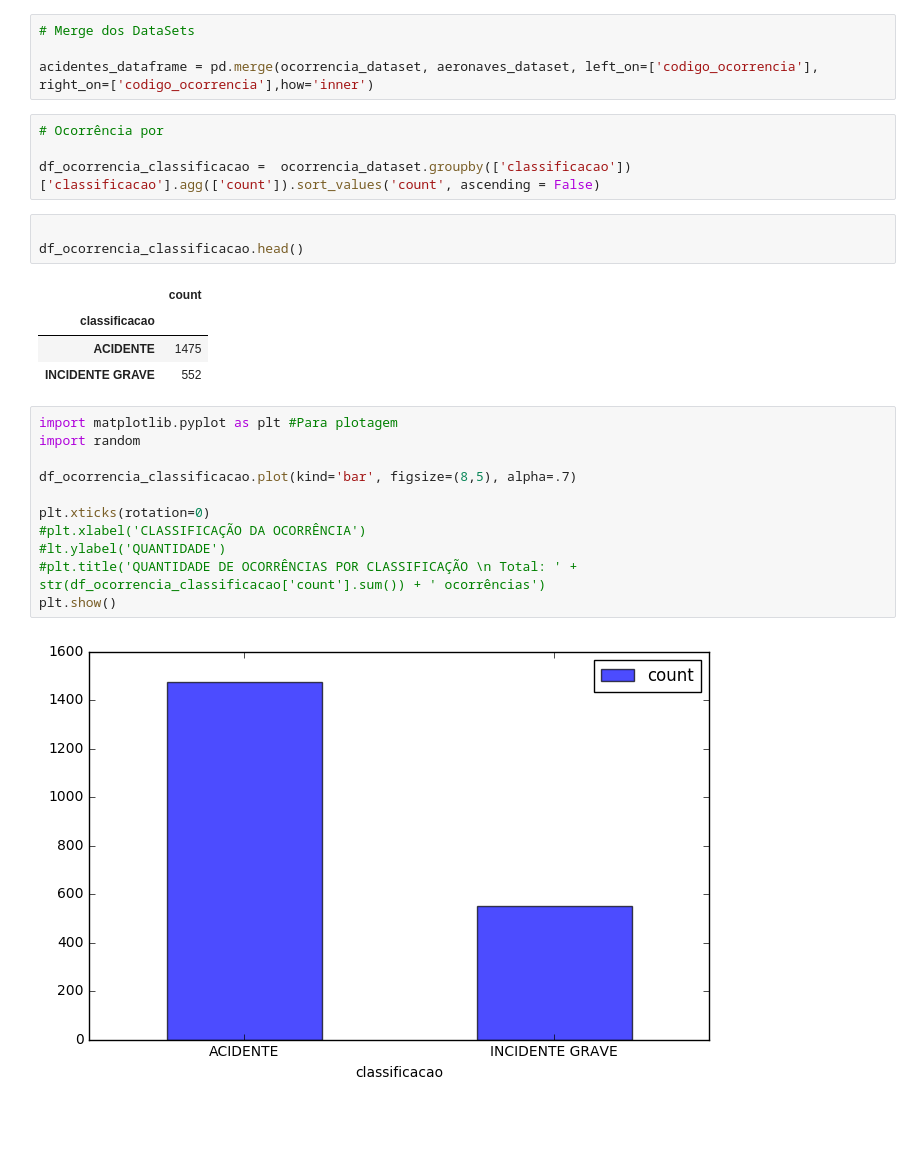
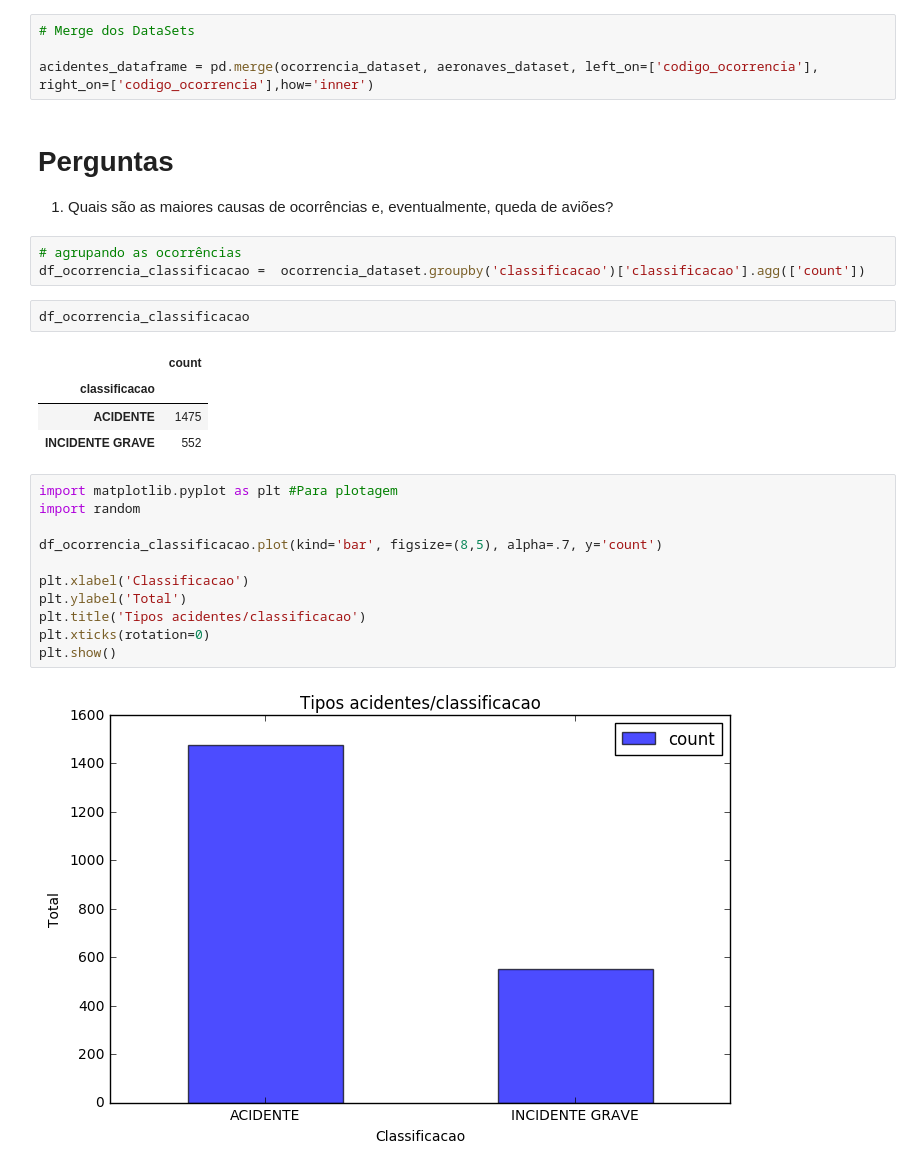
Before and after one commit to AlexandreLima/dataset_desatre_avioes, a Jupyter notebook: Acidentes.ipynb, the cells around one changed output. Cells and saved outputs as stored; diff of their text form; blank space fills up the shorter version.

Commit message:
Melhorias na primeira pergunta

```diff
--- a/Acidentes.ipynb
+++ b/Acidentes.ipynb
@@ -114,28 +19,29 @@ df_agrupamento_incididentes
 # Merge dos DataSets
 
 acidentes_dataframe = pd.merge(ocorrencia_dataset, aeronaves_dataset, left_on=['codigo_ocorrencia'], right_on=['codigo_ocorrencia'],how='inner')
+# %% [markdown]
+# Perguntas
+1. Quais são as maiores causas de ocorrências e, eventualmente, queda de aviões?
 # %%
-# Ocorrência por
-
-df_ocorrencia_classificacao =  ocorrencia_dataset.groupby(['classificacao'])['classificacao'].agg(['count']).sort_values('count', ascending = False)
+# agrupando as ocorrências
+df_ocorrencia_classificacao =  ocorrencia_dataset.groupby('classificacao')['classificacao'].agg(['count'])
-# %%
-
-df_ocorrencia_classificacao.head()
-# %% [output]
-|  | count |
-| classificacao |  |
-| ACIDENTE | 1475 |
-| INCIDENTE GRAVE | 552 |
+# %%
+df_ocorrencia_classificacao
+# %% [output]
+|  | count |
+| classificacao |  |
+| ACIDENTE | 1475 |
+| INCIDENTE GRAVE | 552 |
 # %%
 import matplotlib.pyplot as plt #Para plotagem
 import random
 
-df_ocorrencia_classificacao.plot(kind='bar', figsize=(8,5), alpha=.7)
+df_ocorrencia_classificacao.plot(kind='bar', figsize=(8,5), alpha=.7, y='count')
 
+plt.xlabel('Classificacao')
+plt.ylabel('Total')
+plt.title('Tipos acidentes/classificacao')
 plt.xticks(rotation=0)
-#plt.xlabel('CLASSIFICAÇÃO DA OCORRÊNCIA')
-#lt.ylabel('QUANTIDADE')
-#plt.title('QUANTIDADE DE OCORRÊNCIAS POR CLASSIFICAÇÃO \n Total: ' + str(df_ocorrencia_classificacao['count'].sum()) + ' ocorrências')
 plt.show()
 # %% [output]
-[figure, old version]
+[figure, new version]
```
Also changed, not shown: parts of 7 cells of this notebook.
